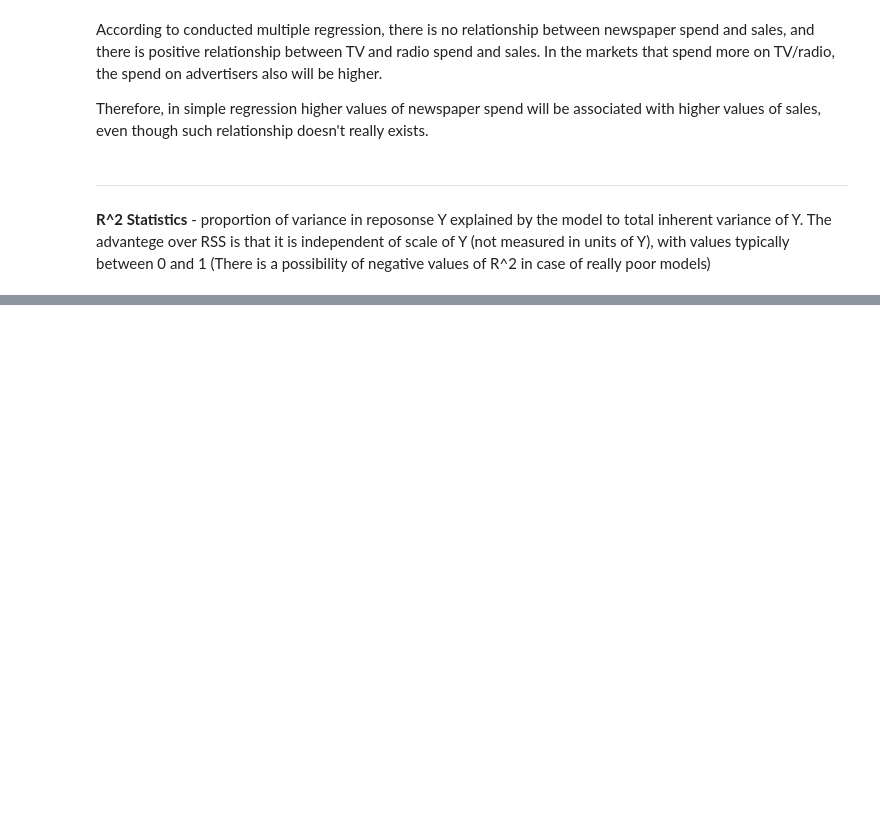
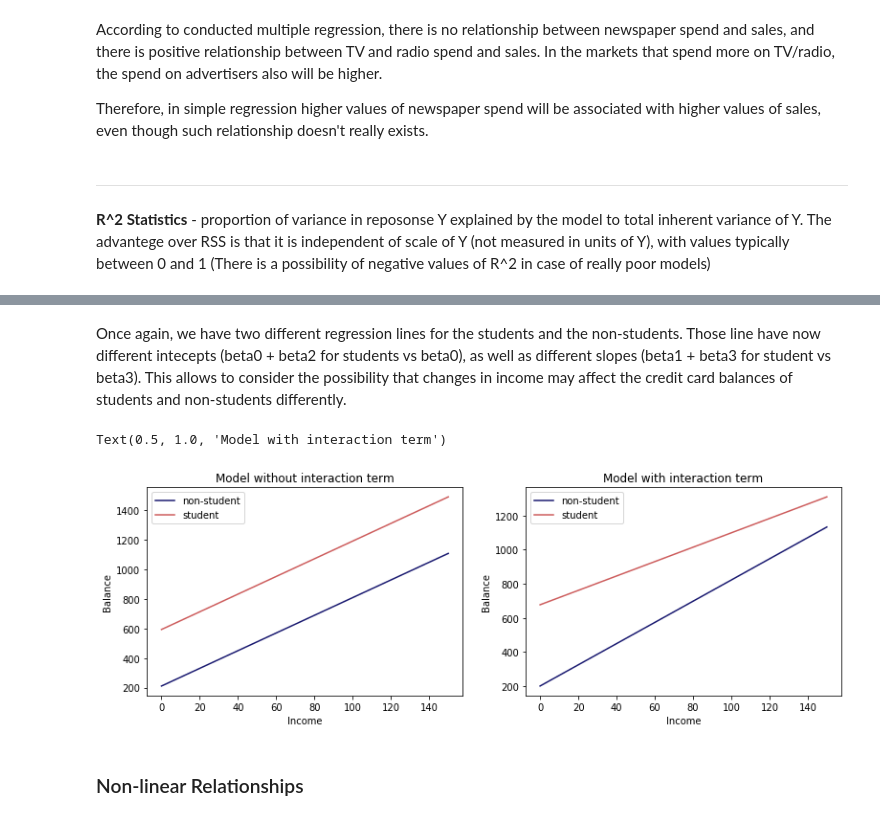
Before and after one commit to eryk-mazus/islr, a Jupyter notebook: Chapter 3.ipynb, the cells around one changed output, grey strips where cells are left out. Cells and saved outputs as stored; diff of their text form; code cells hidden in the pictures; blank space fills up the shorter version.

Commit message:
Interactions and polynomial regression

```diff
--- a/Chapter 3.ipynb
+++ b/Chapter 3.ipynb
@@ -205,0 +302,23 @@ simple vs multiple regression - w jedym istotny a w drugim nieistotny (na podsta
+# %% [markdown]
+Once again, we have two different regression lines for the students and the non-students. Those line have now different intecepts (beta0 + beta2 for students vs beta0), as well as different slopes (beta1 + beta3 for student vs beta3). This allows to consider the possibility that changes in income may affect the credit card balances of students and non-students differently.
+# %%
+x = np.linspace(0,150,50)
+f, (ax1, ax2) = plt.subplots(1, 2, figsize=(13,4))
+ax1.plot(x, 211.1430+5.9843*x, linestyle='solid', c='midnightblue', label='non-student')
+ax1.plot(x, 211.1430+382.6705+5.9843*x, linestyle='solid', c='indianred', label='student')
+ax1.set_xlabel('Income')
+ax1.set_ylabel('Balance')
+ax1.legend()
+ax1.set_title('Model without interaction term')
+
+ax2.plot(x, 200.6232+6.2182*x, linestyle='solid', c='midnightblue', label='non-student')
+ax2.plot(x, 200.62320+476.6758+6.2182*x-1.9992*x, linestyle='solid', c='indianred', label='student')
+ax2.set_xlabel('Income')
+ax2.set_ylabel('Balance')
+ax2.legend()
+ax2.set_title('Model with interaction term')
+# %% [output]
+Text(0.5, 1.0, 'Model with interaction term')
+[figure, added]
+# %% [markdown]
+### Non-linear Relationships
```
Also changed, not shown: parts of 34 cells of this notebook, 3 other files.
